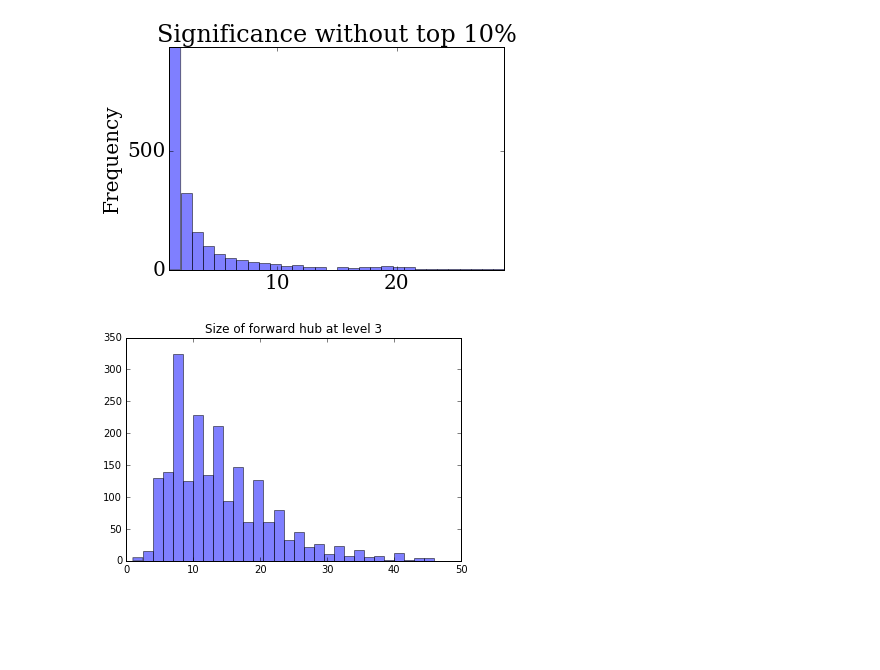
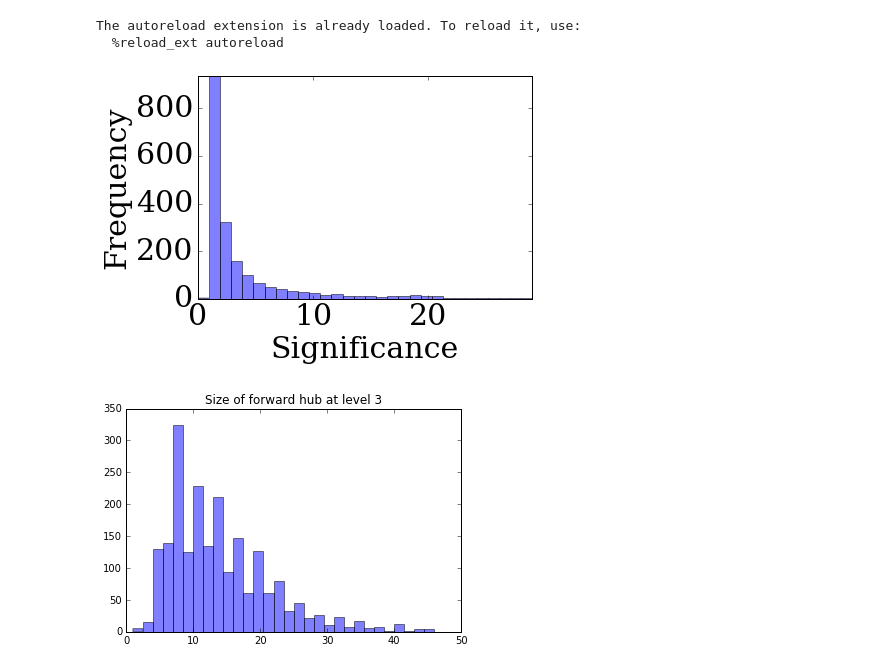
Before and after one commit to albvera/CSP, a Jupyter notebook: SF_visual.ipynb, the cells around one changed output. Drawn from its saved outputs; the diff is of its cells as text; code cells hidden in the pictures; blank space fills up the shorter version.

Commit message:
Rest of the plots

```diff
--- a/SF_visual.ipynb
+++ b/SF_visual.ipynb
@@ -31,11 +31,15 @@ The autoreload extension is already loaded. To reload it, use:
 # %%
 #Plot significance without outliers
+%load_ext autoreload
+%autoreload
 percent = 90
 cutoff = np.percentile(significance.values(),percent)
 sig2 = [k for k in significance.values() if k<cutoff]
-plot_hist(sig2,n_bins=30,title="Significance without top {}%".format(100-percent),ylabel="Frequency")
+plot_hist(sig2,n_bins=30,ylabel="Frequency",xlabel="Significance",xticks=3,yticks=5,name="significance")
 # %% [output]
+The autoreload extension is already loaded. To reload it, use:
+  %reload_ext autoreload
-[figure, old version]
+[figure, new version]
 # %%
 #Plot size of forward hubs for fixed level
 b = 3
```
Also changed, not shown: parts of 6 cells of this notebook, 5 other files.
